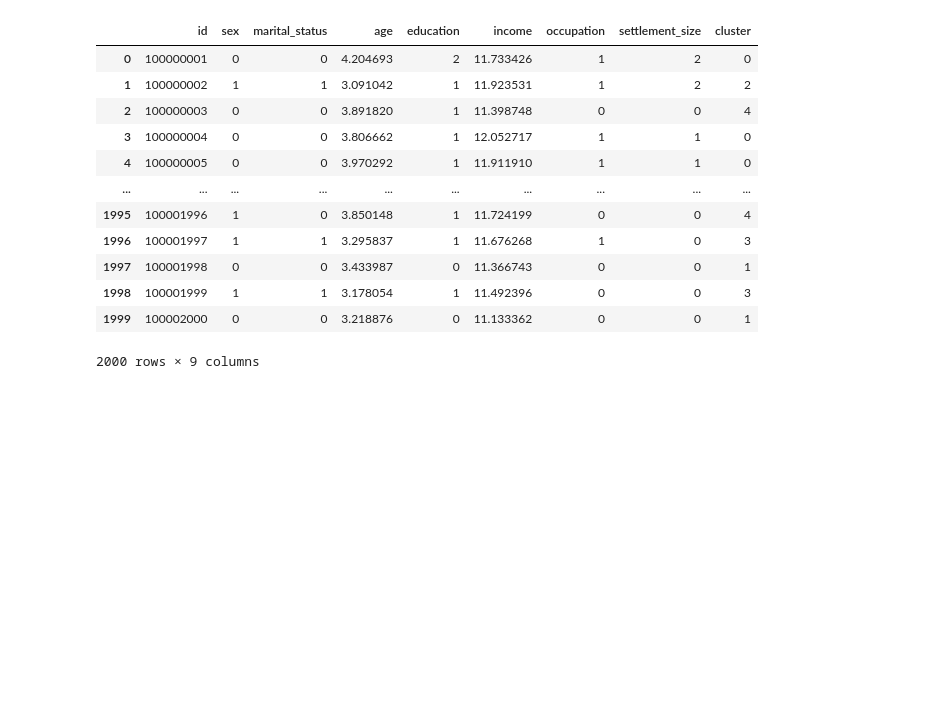
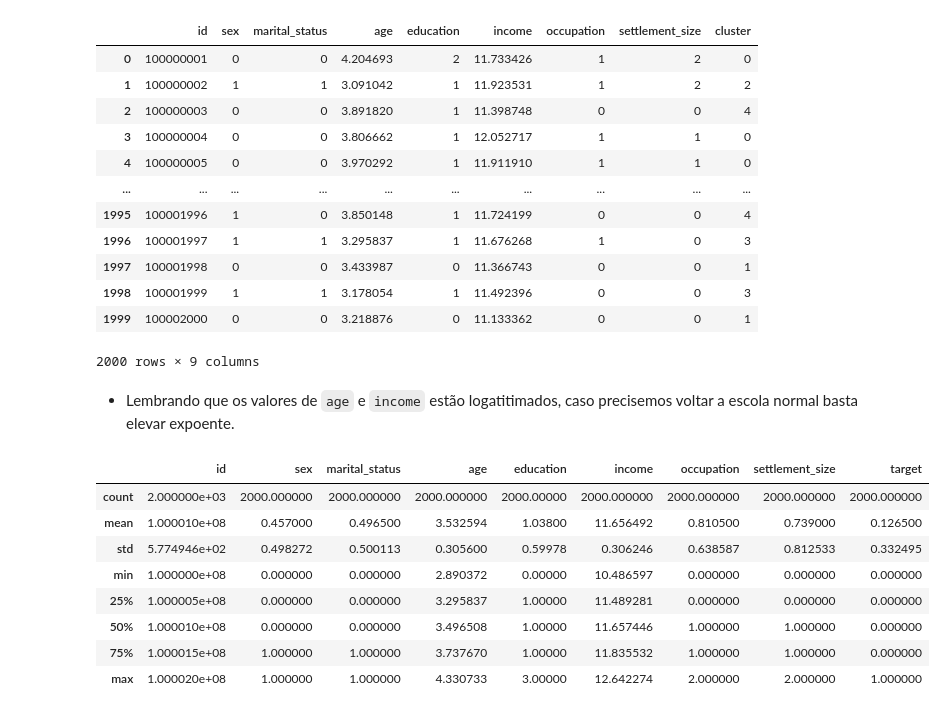
Before and after one commit to DieGod-DS/segmentacao-clientes, a Jupyter notebook: rascunho.ipynb, the cells around one changed output. Drawn from its saved outputs; the diff is of its cells as text; code cells hidden in the pictures; blank space fills up the shorter version.

```diff
--- a/rascunho.ipynb
+++ b/rascunho.ipynb
@@ -362,6 +363,8 @@ data_c
 | 1998 | 100001999 | 1 | 1 | 3.178054 | 1 | 11.492396 | 0 | 0 | 3 |
 | 1999 | 100002000 | 0 | 0 | 3.218876 | 0 | 11.133362 | 0 | 0 | 1 |
 2000 rows × 9 columns
+# %% [markdown]
+- Lembrando que os valores de `age` e `income` estão logatitimados, caso precisemos voltar a escola normal basta elevar expoente.
 # %%
 # transformando clusters na nossa variável alvo
 for i in range(len(data_c['cluster'])):
@@ -371,0 +377,12 @@ for i in range(len(data_c['cluster'])):
+# %%
+data_c.describe()
+# %% [output]
+|  | id | sex | marital_status | age | education | income | occupation | settlement_size | target |
+| count | 2.000000e+03 | 2000.000000 | 2000.000000 | 2000.000000 | 2000.00000 | 2000.000000 | 2000.000000 | 2000.000000 | 2000.000000 |
+| mean | 1.000010e+08 | 0.457000 | 0.496500 | 3.532594 | 1.03800 | 11.656492 | 0.810500 | 0.739000 | 0.126500 |
+| std | 5.774946e+02 | 0.498272 | 0.500113 | 0.305600 | 0.59978 | 0.306246 | 0.638587 | 0.812533 | 0.332495 |
+| min | 1.000000e+08 | 0.000000 | 0.000000 | 2.890372 | 0.00000 | 10.486597 | 0.000000 | 0.000000 | 0.000000 |
+| 25% | 1.000005e+08 | 0.000000 | 0.000000 | 3.295837 | 1.00000 | 11.489281 | 0.000000 | 0.000000 | 0.000000 |
+| 50% | 1.000010e+08 | 0.000000 | 0.000000 | 3.496508 | 1.00000 | 11.657446 | 1.000000 | 1.000000 | 0.000000 |
+| 75% | 1.000015e+08 | 1.000000 | 1.000000 | 3.737670 | 1.00000 | 11.835532 | 1.000000 | 1.000000 | 0.000000 |
+| max | 1.000020e+08 | 1.000000 | 1.000000 | 4.330733 | 3.00000 | 12.642274 | 2.000000 | 2.000000 | 1.000000 |
```
Also changed, not shown: parts of 19 cells of this notebook.
